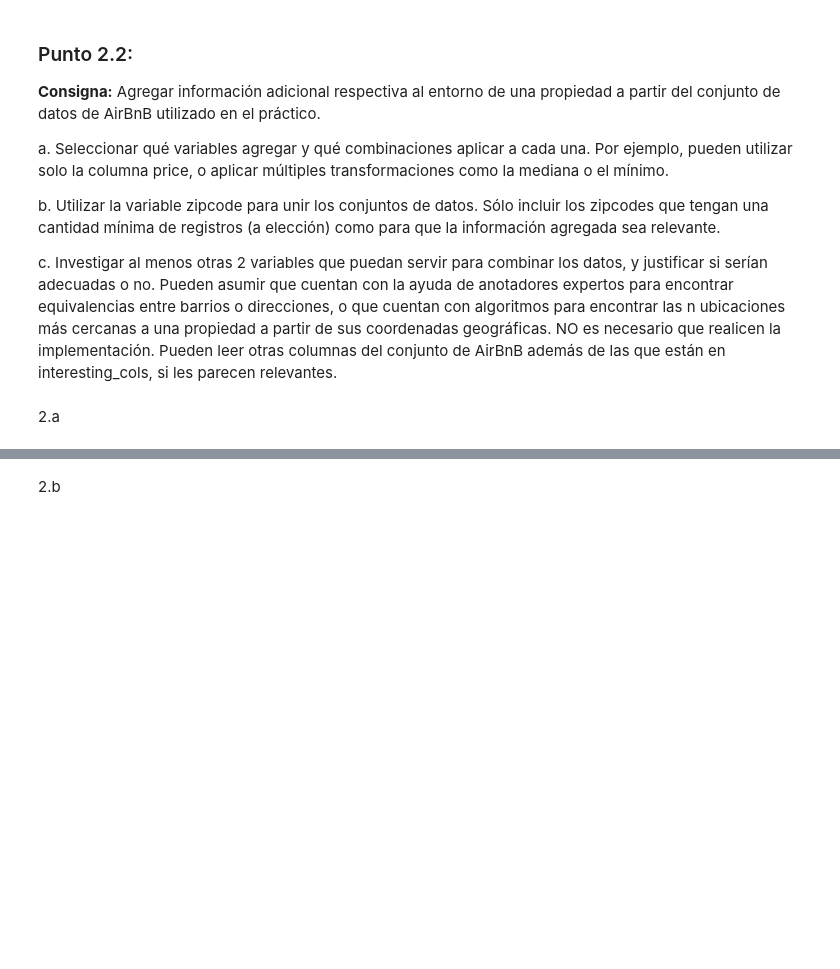
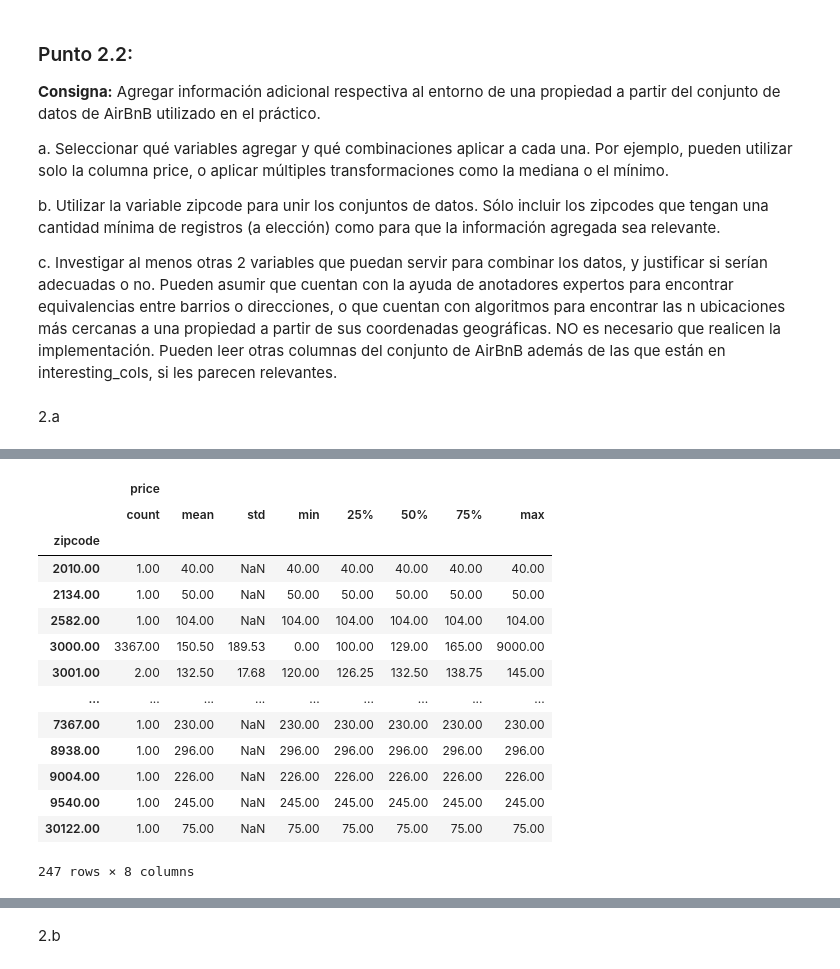
Before and after one commit to bolillogomez/An-lisis-y-Visualizaci-n, a Jupyter notebook: 02.Curación y Analisis Exploratorio/Parte_1.ipynb, the cells around one changed output, grey strips where cells are left out. Cells and saved outputs as stored; diff of their text form; code cells hidden in the pictures; blank space fills up the shorter version.

```diff
--- a/02.Curación y Analisis Exploratorio/Parte_1.ipynb
+++ b/02.Curación y Analisis Exploratorio/Parte_1.ipynb
@@ -993,0 +931,18 @@ msno.bar(airbnb_df_constant,figsize=(12, 6), fontsize=12, color='steelblue')
+# %%
+airbnb_df[["price","zipcode"]].groupby("zipcode").describe()
+# %% [output]
+|  | price |  |  |  |  |  |  |  |
+|  | count | mean | std | min | 25% | 50% | 75% | max |
+| zipcode |  |  |  |  |  |  |  |  |
+| 2010.00 | 1.00 | 40.00 | NaN | 40.00 | 40.00 | 40.00 | 40.00 | 40.00 |
+| 2134.00 | 1.00 | 50.00 | NaN | 50.00 | 50.00 | 50.00 | 50.00 | 50.00 |
+| 2582.00 | 1.00 | 104.00 | NaN | 104.00 | 104.00 | 104.00 | 104.00 | 104.00 |
+| 3000.00 | 3367.00 | 150.50 | 189.53 | 0.00 | 100.00 | 129.00 | 165.00 | 9000.00 |
+| 3001.00 | 2.00 | 132.50 | 17.68 | 120.00 | 126.25 | 132.50 | 138.75 | 145.00 |
+| ... | ... | ... | ... | ... | ... | ... | ... | ... |
+| 7367.00 | 1.00 | 230.00 | NaN | 230.00 | 230.00 | 230.00 | 230.00 | 230.00 |
+| 8938.00 | 1.00 | 296.00 | NaN | 296.00 | 296.00 | 296.00 | 296.00 | 296.00 |
+| 9004.00 | 1.00 | 226.00 | NaN | 226.00 | 226.00 | 226.00 | 226.00 | 226.00 |
+| 9540.00 | 1.00 | 245.00 | NaN | 245.00 | 245.00 | 245.00 | 245.00 | 245.00 |
+| 30122.00 | 1.00 | 75.00 | NaN | 75.00 | 75.00 | 75.00 | 75.00 | 75.00 |
+247 rows × 8 columns
```
Also changed, not shown: parts of 48 cells of this notebook, 1 other file.
